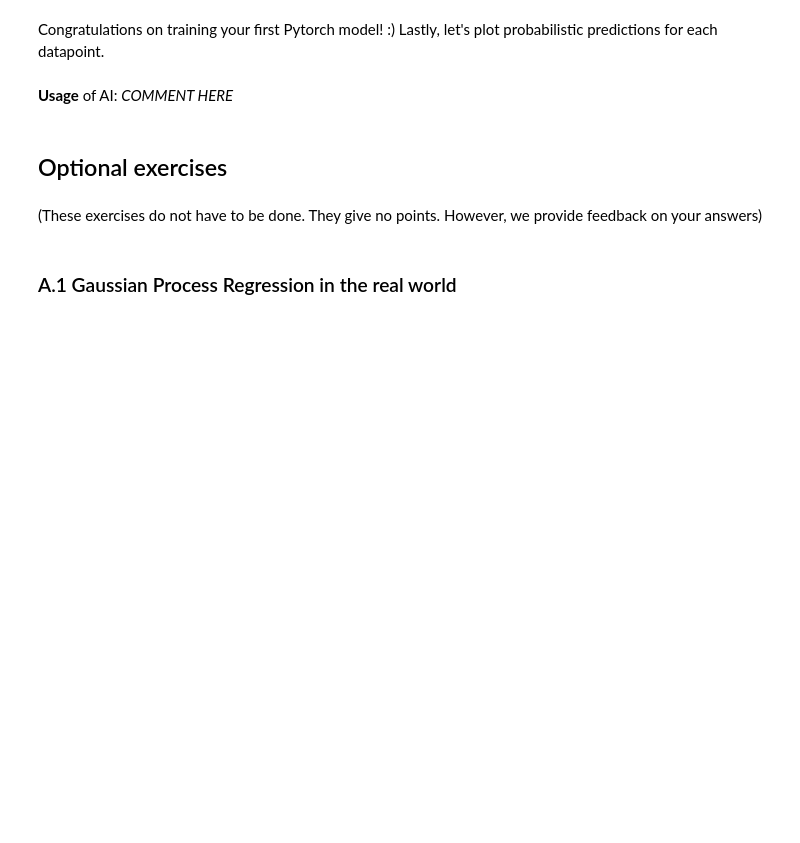
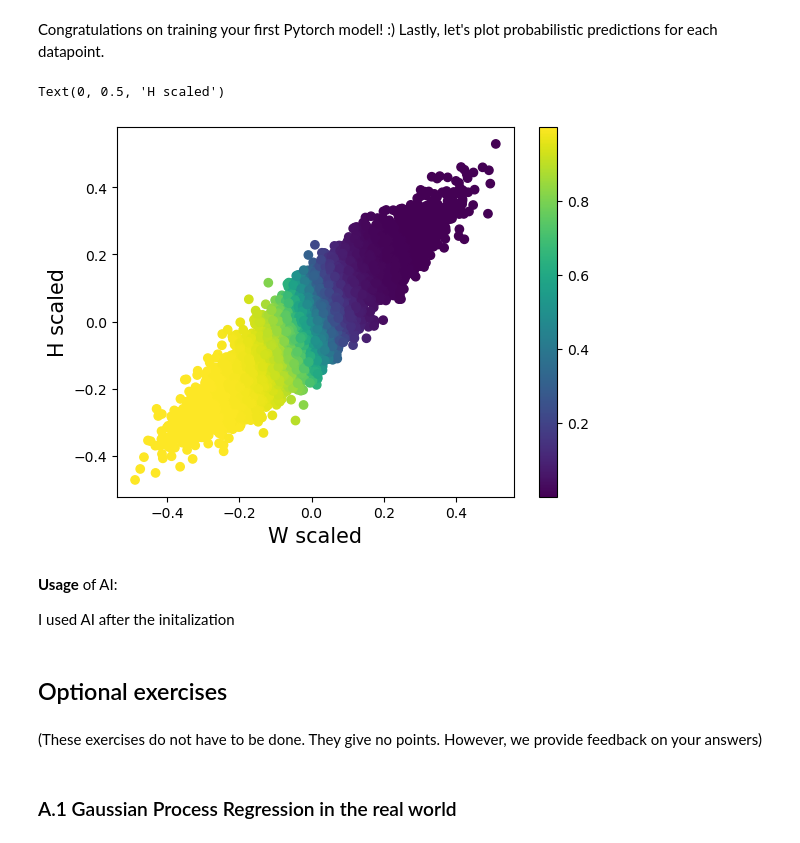
Before and after one commit to afinemax/machine_learning_2024, a Jupyter notebook: hw/ML4PhA_2024_Exercise_sheet_3.ipynb, the cells around one changed output. Cells and saved outputs as stored; diff of their text form; code cells hidden in the pictures; blank space fills up the shorter version.

```diff
--- a/hw/ML4PhA_2024_Exercise_sheet_3.ipynb
+++ b/hw/ML4PhA_2024_Exercise_sheet_3.ipynb
@@ -668,8 +705,7 @@ class LogisticRegression(torch.nn.Module):
 # %% [markdown]
 **(1 pt)** Instantiate your logistic regression model class:
 # %%
-model = NotImplementedError
-model = LogisticRegression # maybe?
+model = LogisticRegression()
 # %% [markdown]
 Defining the criterion and optimizer is a little bit easier because there are quite a few standard ones.
 
@@ -719,10 +774,17 @@ Congratulations on training your first Pytorch model! :) Lastly, let's plot prob
 # %%
 model.eval()
 c = [model(torch.tensor([h, w], dtype=torch.float)).detach().numpy() for h, w in zip(H_scaled, W_scaled)]
 plt.scatter(H_scaled, W_scaled, c =c)
 plt.colorbar()
+plt.xlabel('W scaled', fontsize=15)
+plt.ylabel('H scaled', fontsize=15)
+# %% [output]
+Text(0, 0.5, 'H scaled')
+[figure, added]
 # %% [markdown]
-**Usage** of AI: *COMMENT HERE*
+**Usage** of AI:
+
+I used AI after the initalization
 # %% [markdown]
 ## Optional exercises
 # %% [markdown]
```
Also changed, not shown: parts of 41 cells of this notebook.
